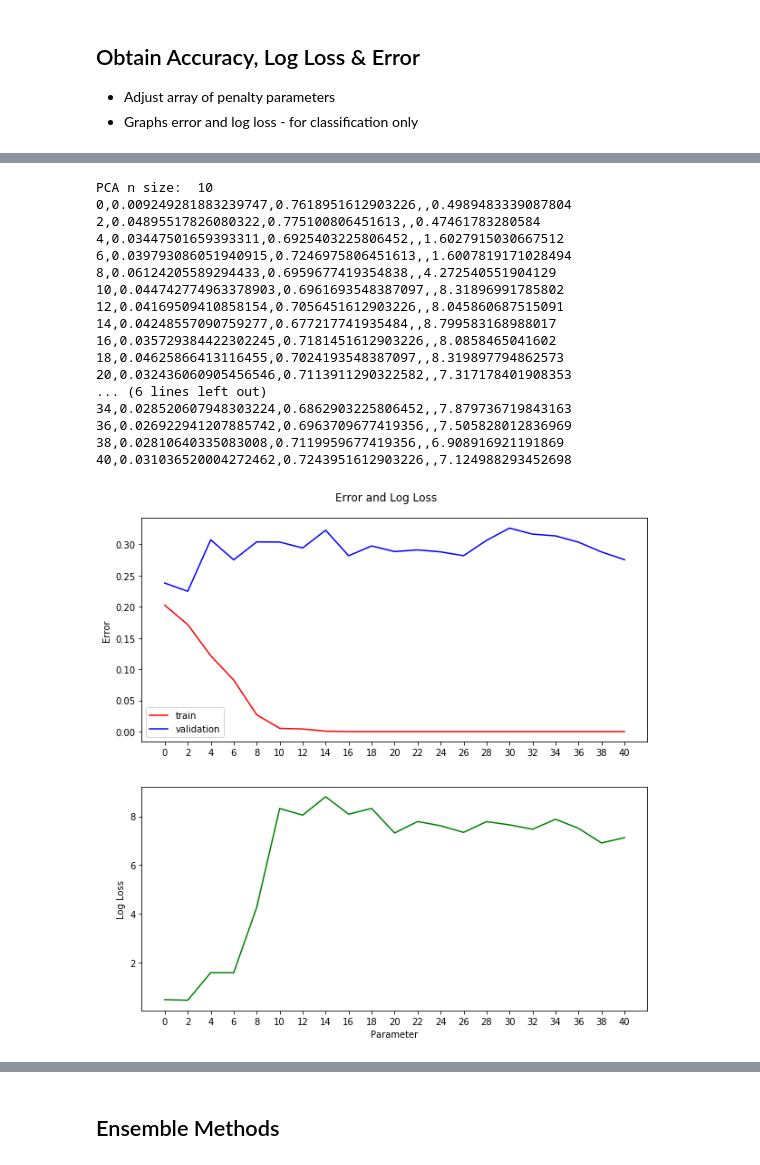
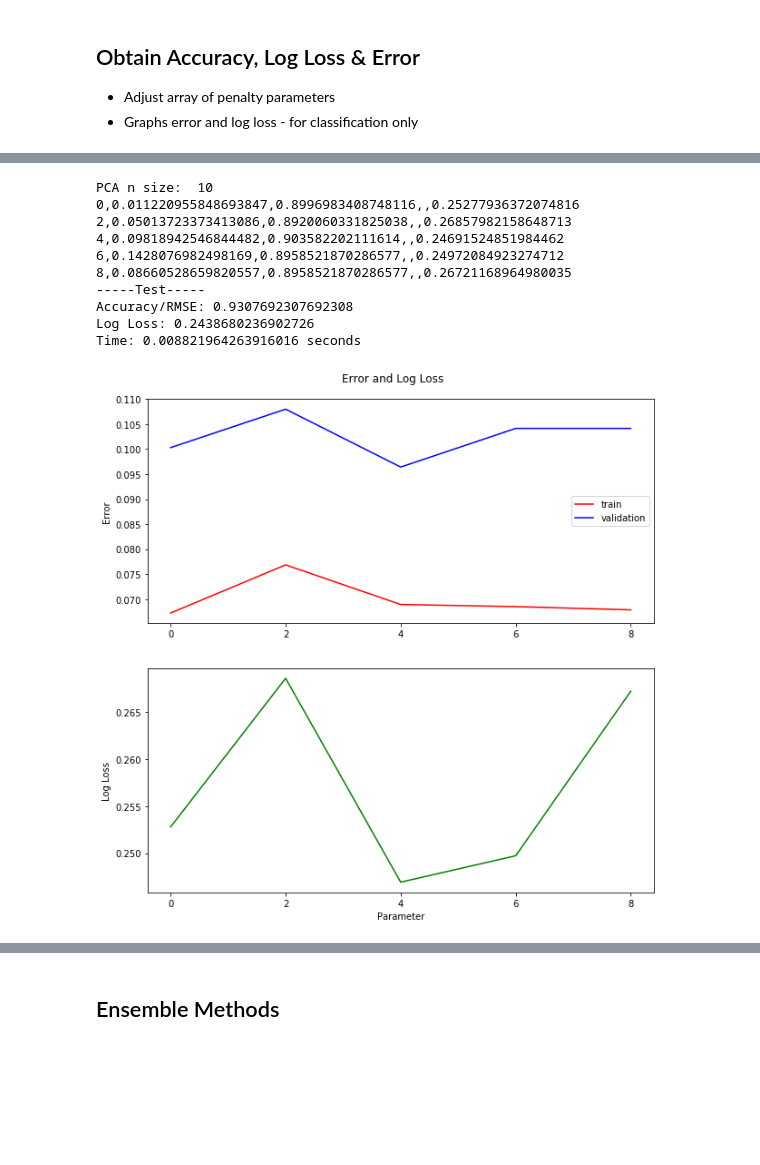
Before and after one commit to matraj/me522, a Jupyter notebook: Neural Networks.ipynb, the cells around one changed output, grey strips where cells are left out. Saved outputs shown, nothing was run; the diff lists cells and outputs as text; code cells hidden in the pictures; blank space fills up the shorter version.

```diff
--- a/Neural Networks.ipynb
+++ b/Neural Networks.ipynb
@@ -89,7 +92,7 @@ def convertToBinary(df, num_cols):
     df.loc[(df.G3 < 10), 'G3'] = 0
     df.loc[(df.G3 >= 10), 'G3'] = 1
 
-    G3 = df.values[:,num_cols-1]
+    G3 = df['G3'].values
     return G3
 
 def convertToFiveLevel(df, num_cols):
@@ -99,10 +102,15 @@ def convertToFiveLevel(df, num_cols):
     df.loc[(df.G3 > 13) & (df.G3 <= 16), 'G3'] = 3
     df.loc[(df.G3 > 16), 'G3'] = 4
 
-    G3 = df.values[:,num_cols-1]
+    G3 = df['G3'].values
     return G3
 
-def oneHotEncode(df, num_cols):
+def convertToInputSetupB(df, num_cols):
+    df.insert(num_cols-1, 'GDelta', df.G2 - df.G1, allow_duplicates=True)
+
+    return df
+
+def oneHotEncode(df):
     df = df.drop(labels='G3', axis=1)
     cols_to_transform = [
                         'school',
@@ -135,18 +143,17 @@ def normalizeData(train_data, val_data):
 
     return train_data, val_data
 
-# shuffle dataset
-np.random.shuffle(dataset)
-
-# find col length
-num_cols = dataset.shape[1]
-
 # labels of Y
 labels = []
 
+# switch to input setup B
+if (ENABLE_INPUT_SETUP_B):
+    dataframe = convertToInputSetupB(dataframe, num_cols)
+    dataframe_test = convertToInputSetupB(dataframe_test, num_cols)
+
 # split one-hot encoded attributes (X) and G3 (Y)
-X = oneHotEncode(dataframe, num_cols)
-X_tst = oneHotEncode(dataframe_test, num_cols)
+X = oneHotEncode(dataframe)
+X_tst = oneHotEncode(dataframe_test)
 
 # selects supervised approach for G3
 if (ENABLE_BINARY_TARGET):
@@ -158,8 +165,8 @@ elif (ENABLE_5LEVEL_TARGET):
     Y_tst = convertToFiveLevel(dataframe_test, num_cols).astype('int')
     labels = [0, 1, 2, 3, 4]
 elif (ENABLE_REGRESSION_TARGET):
-    Y = dataset[:,num_cols-1].astype('int')
-    Y_tst = dataset_test[:,num_cols-1].astype('int')
+    Y = dataframe['G3'].values.astype('int')
+    Y_tst = dataframe_test['G3'].values.astype('int')
 # %%
 # Y
 X.shape, Y.shape, X_tst.shape, Y_tst.shape
@@ -375,7 +382,7 @@ n_size = [5, 10, 30, 40, 45]
 for n in n_size:
     n_comp = n
 
-    hyperparams = [0, 2, 4, 6, 8, 10, 12, 14, 16, 18, 20, 22, 24, 26, 28, 30, 32, 34, 36, 38, 40] # these are actually hidden layer nodes
+    hyperparams = [0, 2, 4, 6, 8] # 10, 12, 14, 16, 18, 20, 22, 24, 26, 28, 30, 32, 34, 36, 38, 40] # these are actually hidden layer nodes
 
     # input parameter iterations - can tune other params in classifer selection method above
     # if(not ENABLE_TEST):
@@ -402,7 +409,10 @@ for n in n_size:
             results[0].append(train_res)
             results[1].append(val_res)
 
-        print("{},{},{},{},{}".format(penalty, time_val, val_res, '', log_loss_val))
+        if(ENABLE_REGRESSION_TARGET and len(hyperparams) > 1):
+            print("{},{},{},{},{}".format(penalty, time_val, '', val_res, ''))
+        else:
+            print("{},{},{},{},{}".format(penalty, time_val, val_res, '', log_loss_val))
         #print ("-----C={}-----".format(penalty))
         #print ("Time: {} seconds".format(time_val))
         #print ("-----Train-----")
@@ -410,8 +420,6 @@ for n in n_size:
         #print ("-----Validation-----")
         #print ("Accuracy/RMSE: {}".format(val_res))
         #print ("Log Loss: {}\n".format(log_loss_val))
-
-
 
     # run best model on unseen test set
     if(ENABLE_TEST):
@@ -478,19 +479,12 @@ PCA n size:  5
 PCA n size:  10
-0,0.009249281883239747,0.7618951612903226,,0.4989483339087804
-2,0.04895517826080322,0.775100806451613,,0.47461783280584
-4,0.03447501659393311,0.6925403225806452,,1.6027915030667512
-6,0.039793086051940915,0.7246975806451613,,1.6007819171028494
-8,0.06124205589294433,0.6959677419354838,,4.272540551904129
-10,0.044742774963378903,0.6961693548387097,,8.31896991785802
-12,0.04169509410858154,0.7056451612903226,,8.045860687515091
-14,0.04248557090759277,0.677217741935484,,8.799583168988017
-16,0.035729384422302245,0.7181451612903226,,8.0858465041602
-18,0.04625866413116455,0.7024193548387097,,8.319897794862573
-20,0.032436060905456546,0.7113911290322582,,7.317178401908353
-... (6 lines left out)
-34,0.028520607948303224,0.6862903225806452,,7.879736719843163
-36,0.026922941207885742,0.6963709677419356,,7.505828012836969
-38,0.02810640335083008,0.7119959677419356,,6.908916921191869
-40,0.031036520004272462,0.7243951612903226,,7.124988293452698
+0,0.011220955848693847,0.8996983408748116,,0.25277936372074816
+2,0.05013723373413086,0.8920060331825038,,0.26857982158648713
+4,0.09818942546844482,0.903582202111614,,0.24691524851984462
+6,0.1428076982498169,0.8958521870286577,,0.24972084923274712
+8,0.08660528659820557,0.8958521870286577,,0.26721168964980035
+-----Test-----
+Accuracy/RMSE: 0.9307692307692308
+Log Loss: 0.2438680236902726
+Time: 0.008821964263916016 seconds
-[figure, old version]
+[figure, new version]
 PCA n size:  30
```
Also changed, not shown: parts of 5 cells of this notebook.
